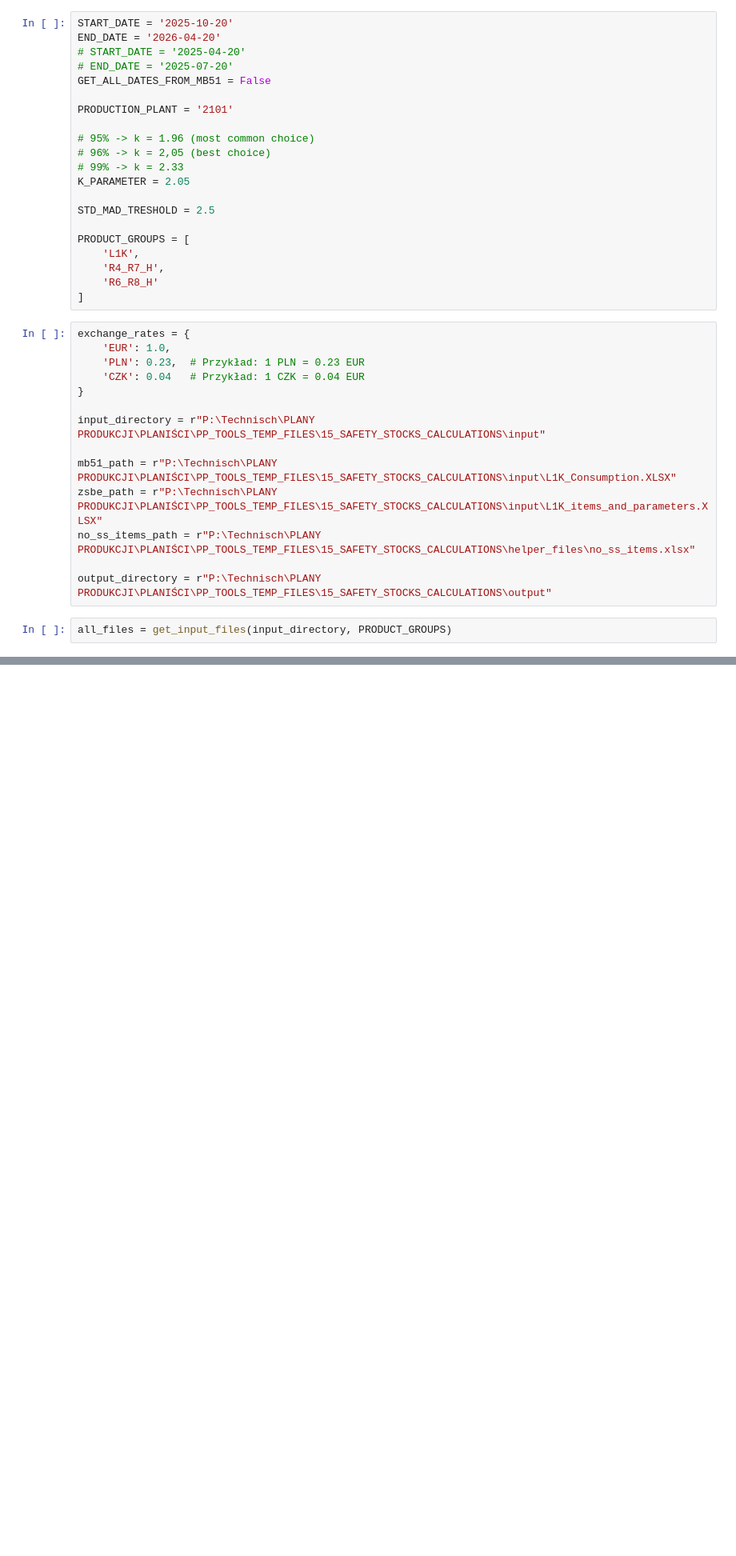
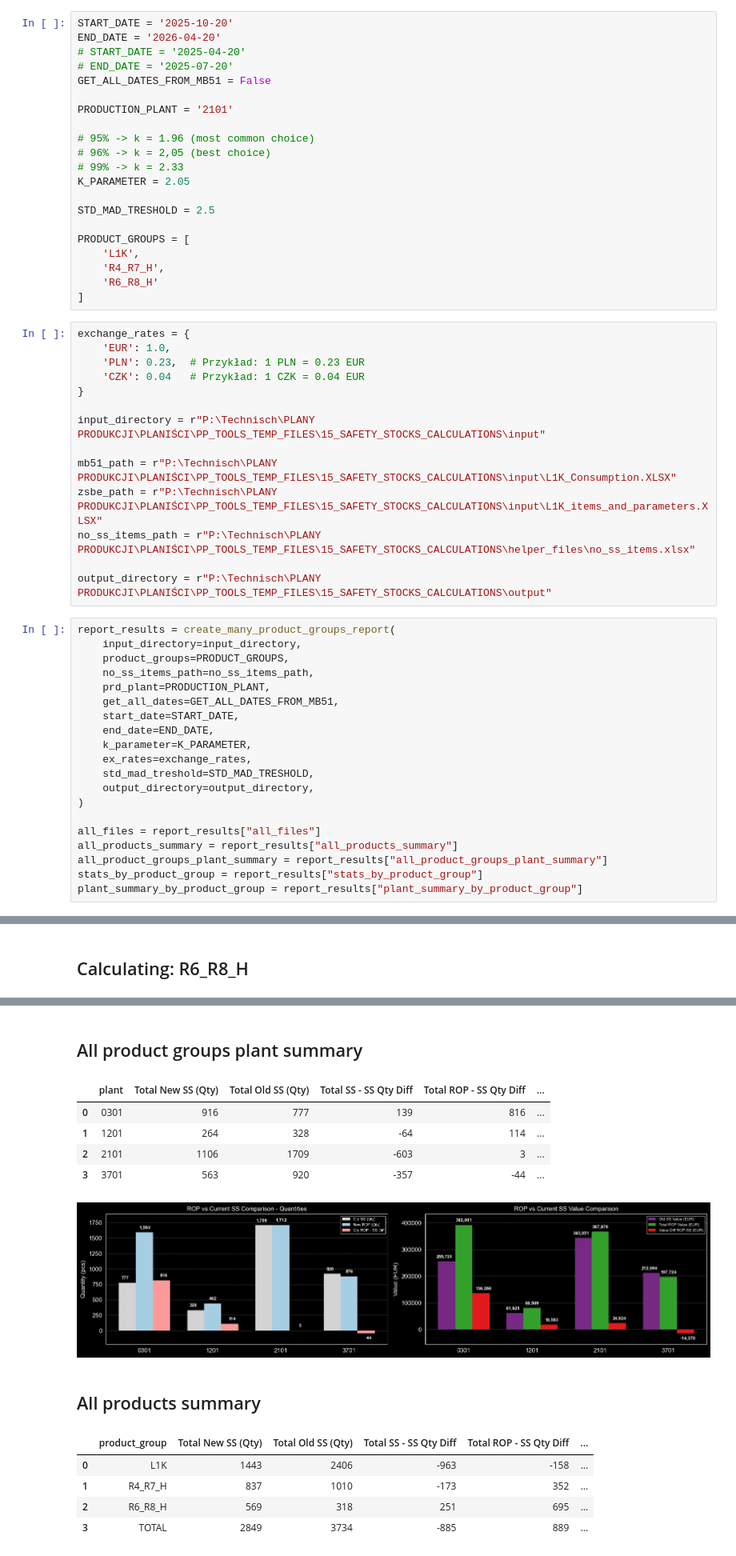
Before and after one commit to toThePyPoint/33_SAFETY_STOCKS_CALCULATIONS, a Jupyter notebook: ss_report_many_product_groups.ipynb, the cells around one changed output, grey strips where cells are left out. Shown at 80% size. Drawn from its saved outputs; the diff is of its cells as text; blank space fills up the shorter version.

```diff
--- a/ss_report_many_product_groups.ipynb
+++ b/ss_report_many_product_groups.ipynb
@@ -43,4 +36,23 @@ no_ss_items_path = r"P:\Technisch\PLANY PRODUKCJI\PLANIŚCI\PP_TOOLS_TEMP_FILES\
 
 output_directory = r"P:\Technisch\PLANY PRODUKCJI\PLANIŚCI\PP_TOOLS_TEMP_FILES\15_SAFETY_STOCKS_CALCULATIONS\output"
 # %%
-all_files = get_input_files(input_directory, PRODUCT_GROUPS)
+report_results = create_many_product_groups_report(
+    input_directory=input_directory,
+    product_groups=PRODUCT_GROUPS,
+    no_ss_items_path=no_ss_items_path,
+    prd_plant=PRODUCTION_PLANT,
+    get_all_dates=GET_ALL_DATES_FROM_MB51,
+    start_date=START_DATE,
+    end_date=END_DATE,
+    k_parameter=K_PARAMETER,
+    ex_rates=exchange_rates,
+    std_mad_treshold=STD_MAD_TRESHOLD,
+    output_directory=output_directory,
+)
+
+all_files = report_results["all_files"]
+all_products_summary = report_results["all_products_summary"]
+all_product_groups_plant_summary = report_results["all_product_groups_plant_summary"]
+stats_by_product_group = report_results["stats_by_product_group"]
+plant_summary_by_product_group = report_results["plant_summary_by_product_group"]
+# %% [output]
@@ -46,0 +63 @@ all_files = get_input_files(input_directory, PRODUCT_GROUPS)
+## Calculating: R6_R8_H
@@ -46,0 +65,13 @@ all_files = get_input_files(input_directory, PRODUCT_GROUPS)
+## All product groups plant summary
+|  | plant | Total New SS (Qty) | Total Old SS (Qty) | Total SS - SS Qty Diff | Total ROP - SS Qty Diff | ... |
+| 0 | 0301 | 916 | 777 | 139 | 816 | ... |
+| 1 | 1201 | 264 | 328 | -64 | 114 | ... |
+| 2 | 2101 | 1106 | 1709 | -603 | 3 | ... |
+| 3 | 3701 | 563 | 920 | -357 | -44 | ... |
+[figure, added]
+## All products summary
+|  | product_group | Total New SS (Qty) | Total Old SS (Qty) | Total SS - SS Qty Diff | Total ROP - SS Qty Diff | ... |
+| 0 | L1K | 1443 | 2406 | -963 | -158 | ... |
+| 1 | R4_R7_H | 837 | 1010 | -173 | 352 | ... |
+| 2 | R6_R8_H | 569 | 318 | 251 | 695 | ... |
+| 3 | TOTAL | 2849 | 3734 | -885 | 889 | ... |
```
Also changed, not shown: parts of 3 cells of this notebook, 2 other files.
